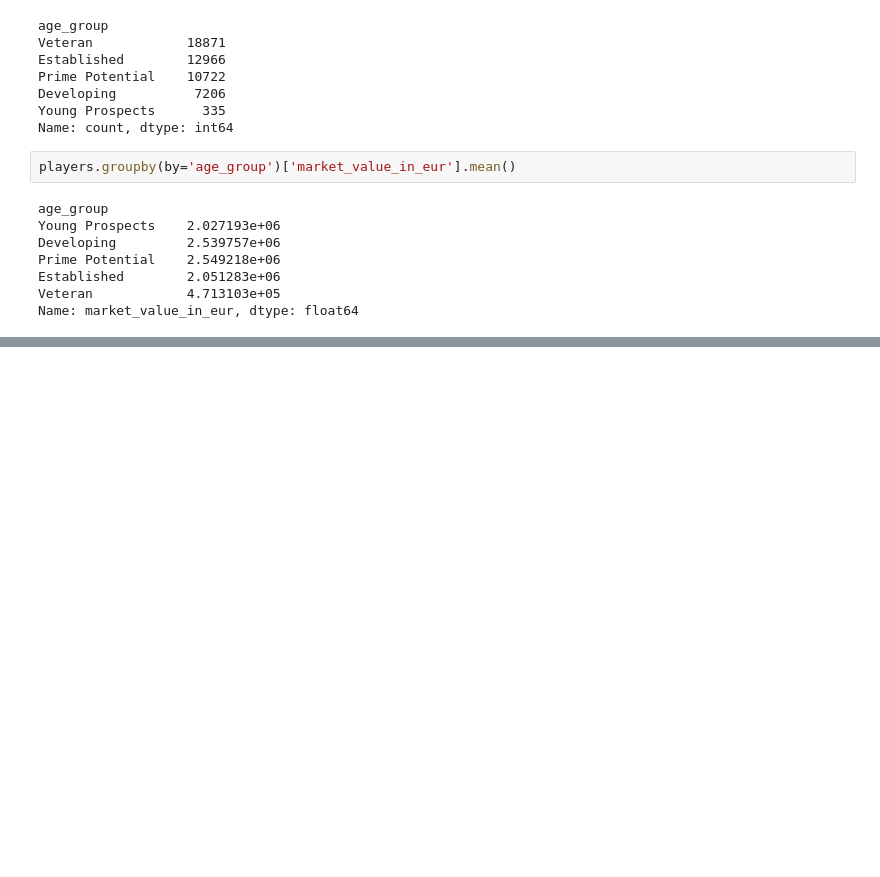
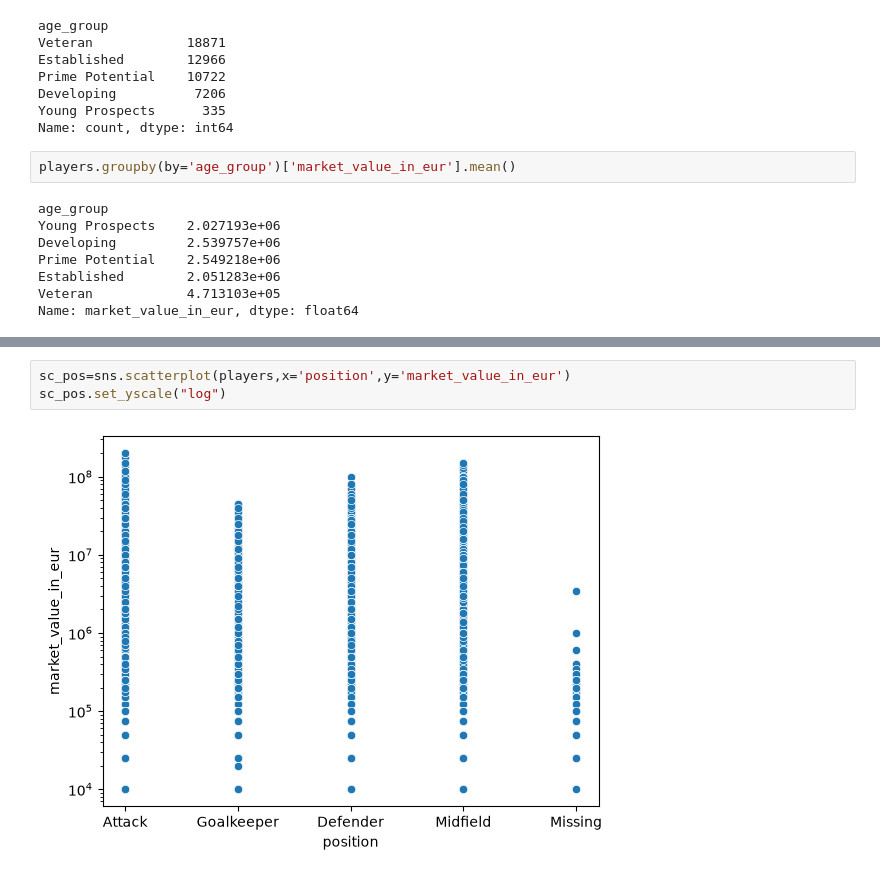
Before and after one commit to ksachdeva04/football-scouting-transfer-intelligence, a Jupyter notebook: notebooks/01-player-analysis.ipynb, the cells around one changed output, grey strips where cells are left out. Saved outputs shown, nothing was run; the diff lists cells and outputs as text; blank space fills up the shorter version.

```diff
--- a/notebooks/01-player-analysis.ipynb
+++ b/notebooks/01-player-analysis.ipynb
@@ -349,0 +421,5 @@ Name: market_value_in_eur, dtype: float64
+# %%
+sc_pos=sns.scatterplot(players,x='position',y='market_value_in_eur')
+sc_pos.set_yscale("log")
+# %% [output]
+[figure, added]
```
Also changed, not shown: parts of 9 cells of this notebook.
